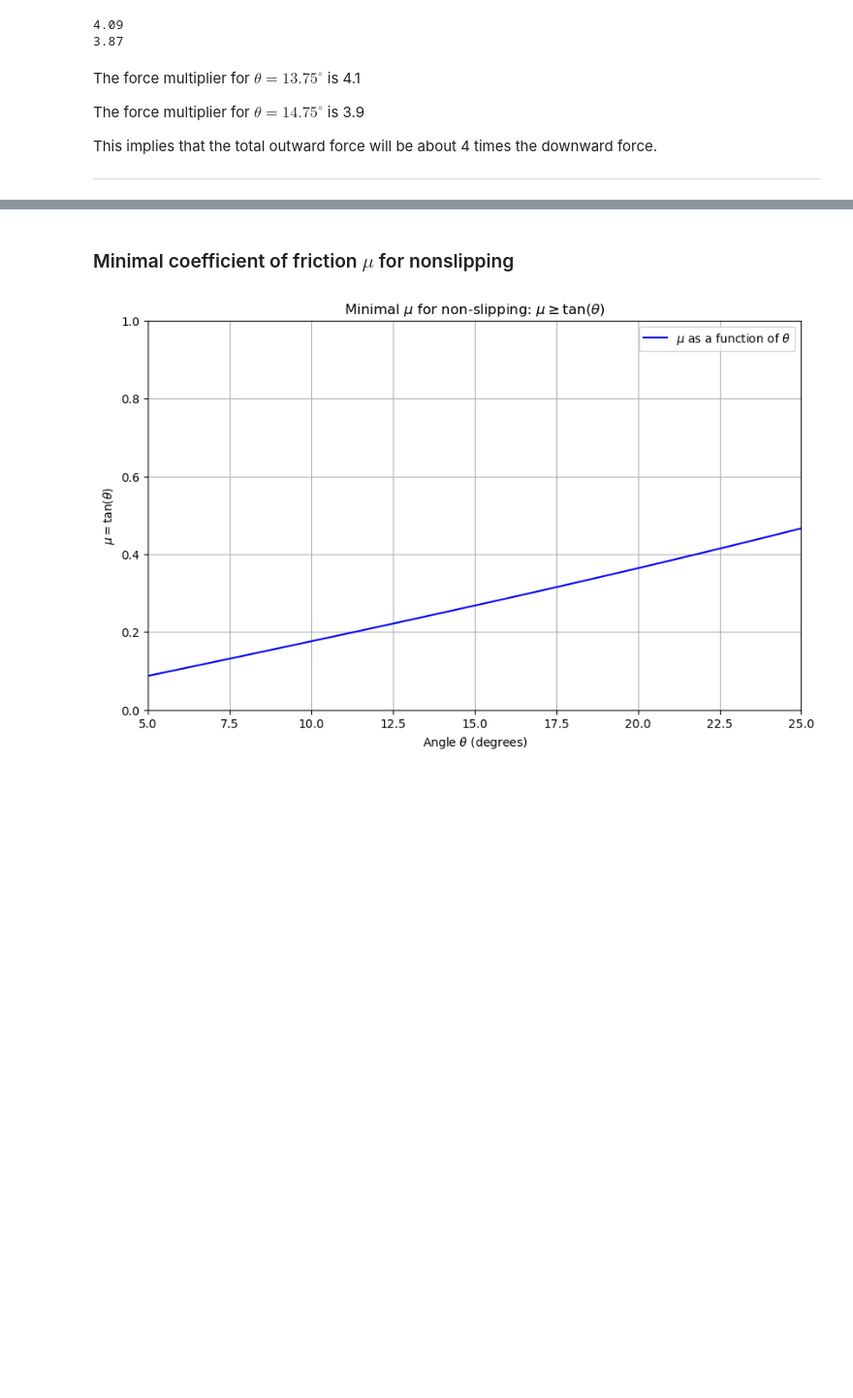
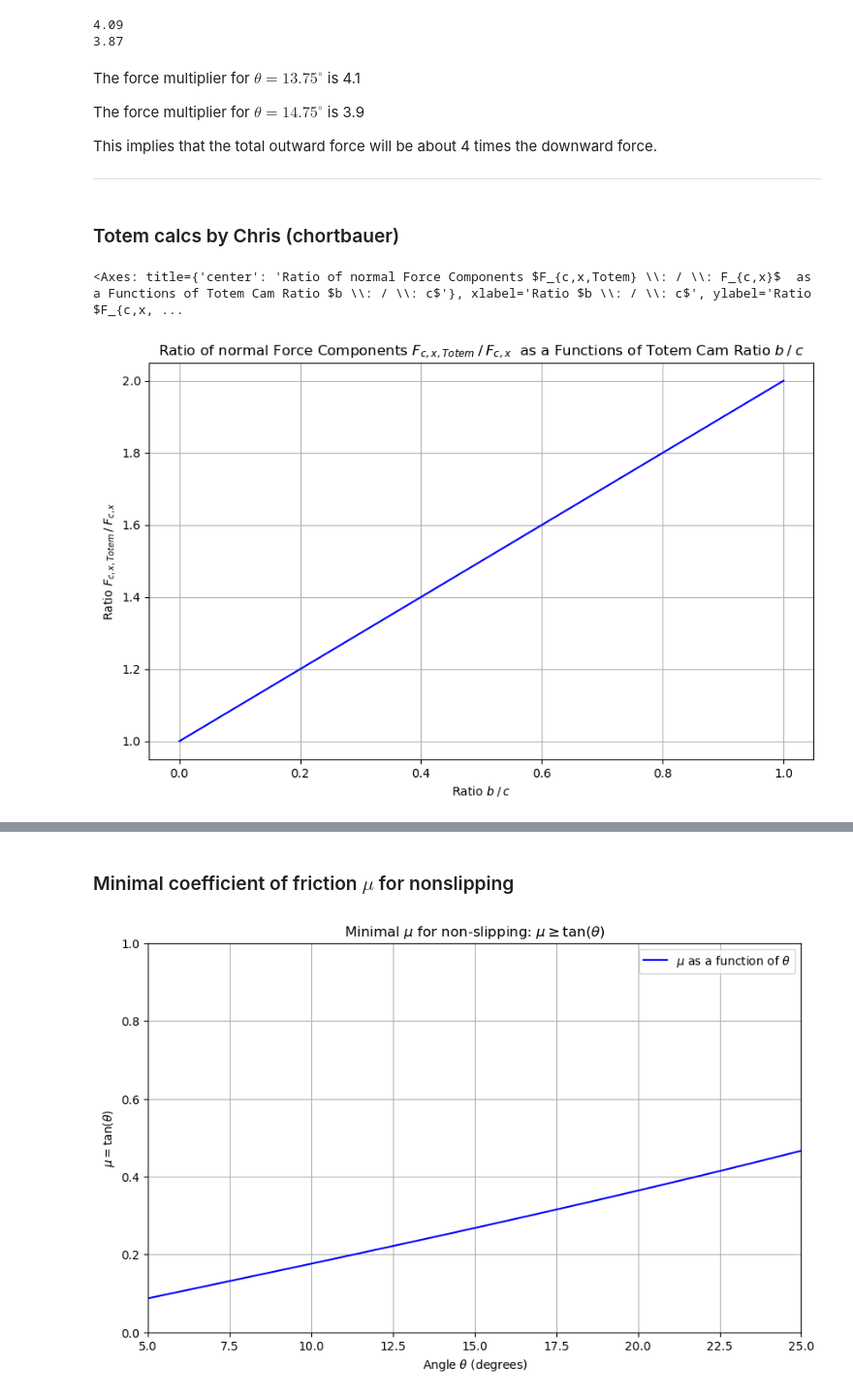
Before and after one commit to aaronksolomon/Cam-Forces, a Jupyter notebook: camming_forces.ipynb, the cells around one changed output, grey strips where cells are left out. Shown at 97% size. Saved outputs shown, nothing was run; the diff lists cells and outputs as text; code cells hidden in the pictures; blank space fills up the shorter version.

Commit message:
Adding Totem Calcs to Cam_Forces

```diff
--- a/camming_forces.ipynb
+++ b/camming_forces.ipynb
@@ -255,3 +259,23 @@ The force multiplier for $\theta = 14.75^\circ$ is 3.9
 This implies that the total outward force will be about 4 times the downward force.
 
 ---
+# %% [markdown]
+### Totem calcs by Chris (chortbauer)
+# %%
+import numpy as np
+import matplotlib.pyplot as plt
+
+# Range for Ration b/c
+b_c = np.linspace(0,1,100)
+
+# Plotting
+plt.figure(figsize=(10, 6))
+plt.plot(b_c, 1 + b_c, color='blue')
+plt.xlabel('Ratio $b \\: / \\: c$')
+plt.ylabel('Ratio $F_{c,x,Totem} \\: / \\: F_{c,x}$')
+plt.title(r'Ratio of normal Force Components $F_{c,x,Totem} \: / \: F_{c,x}$  as a Functions of Totem Cam Ratio $b \: / \: c$')
+plt.grid(True)
+plt.gca()
+# %% [output]
+<Axes: title={'center': 'Ratio of normal Force Components $F_{c,x,Totem} \\: / \\: F_{c,x}$  as a Functions of Totem Cam Ratio $b \\: / \\: c$'}, xlabel='Ratio $b \\: / \\: c$', ylabel='Ratio $F_{c,x, ...
+[figure, added]
```
Also changed, not shown: parts of 2 cells of this notebook, 1 other file.
